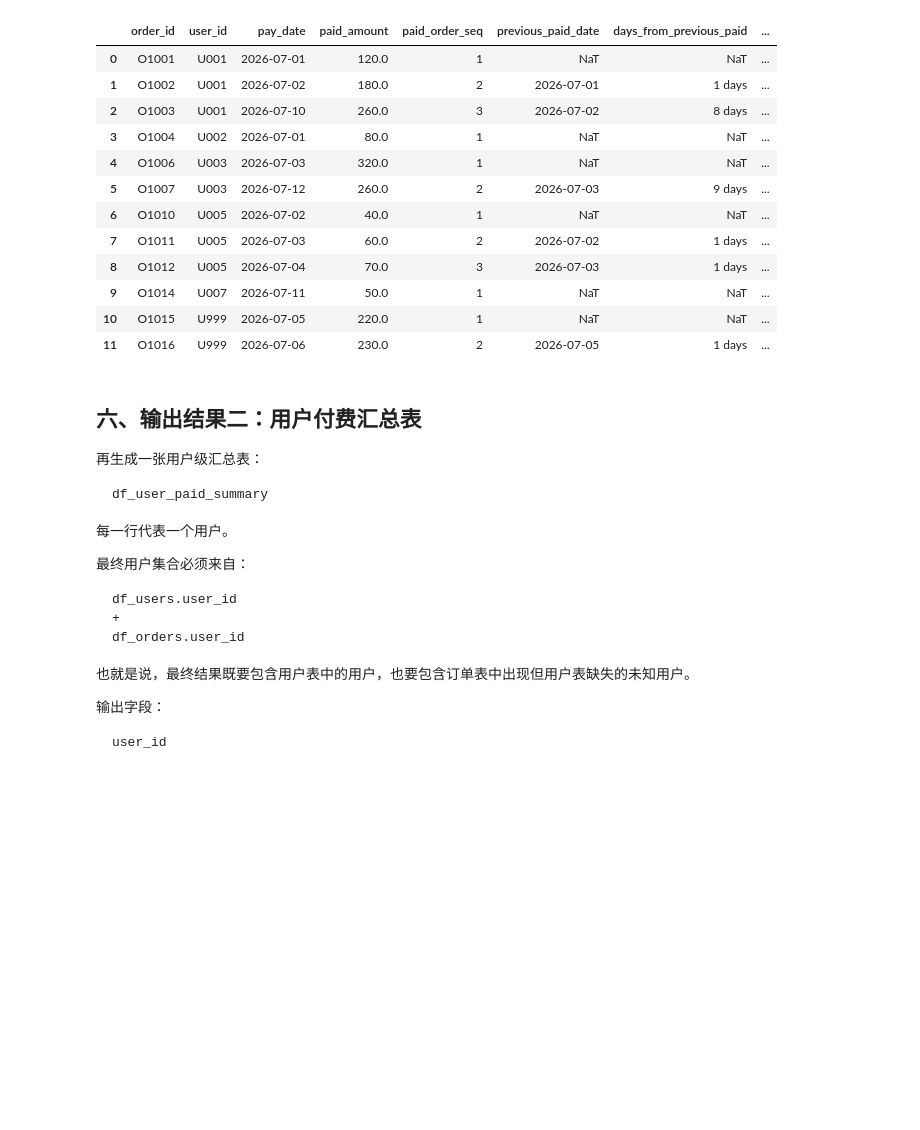
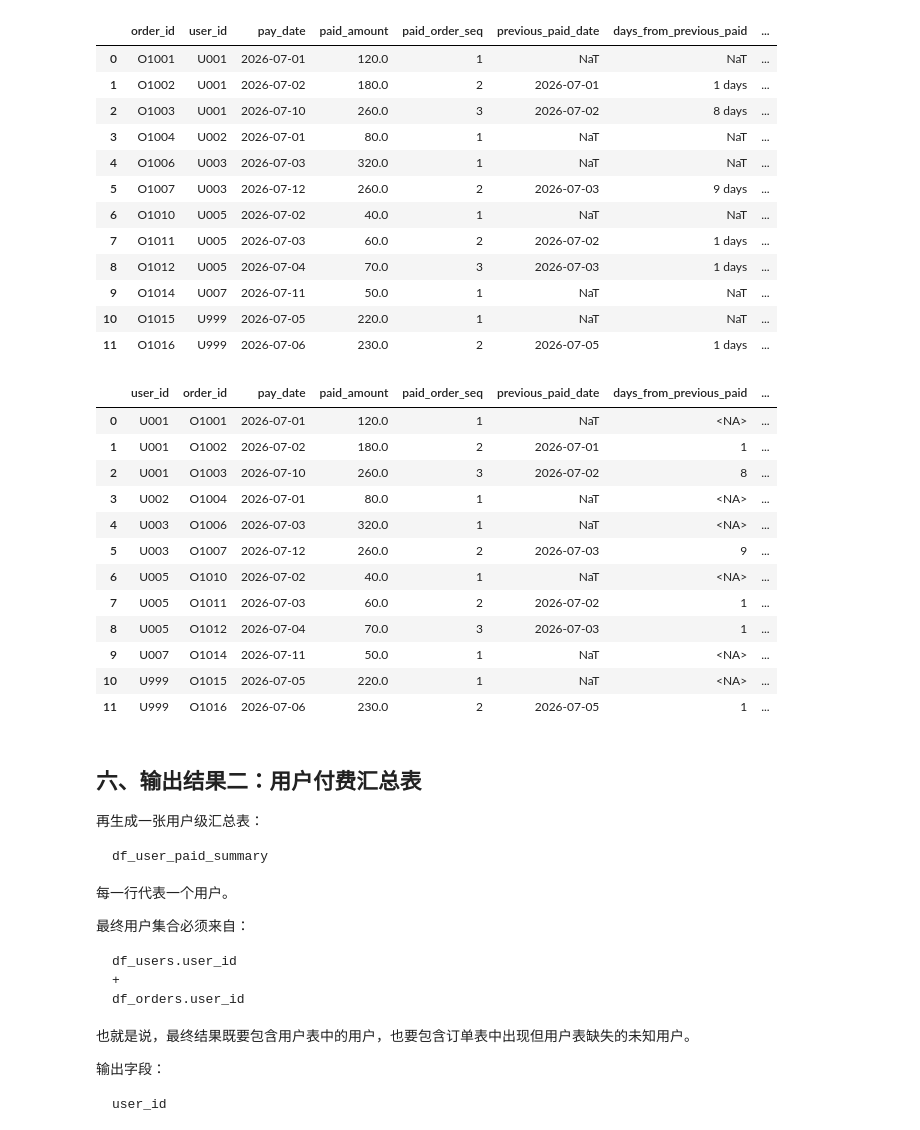
Before and after one commit to zhuimengren9527/projects, a Jupyter notebook: 02_sql_and_pandas/window_function/integrated_practice/03_order_user_analysis.ipynb, the cells around one changed output. Cells and saved outputs as stored; diff of their text form; code cells hidden in the pictures; blank space fills up the shorter version.

```diff
--- a/02_sql_and_pandas/window_function/integrated_practice/03_order_user_analysis.ipynb
+++ b/02_sql_and_pandas/window_function/integrated_practice/03_order_user_analysis.ipynb
@@ -1100,3 +1170,22 @@ df_valid_paid
 | 9 | O1014 | U007 | 2026-07-11 | 2026-07-11 | PAID | 50 | 50.0 | APP | 2026-07-11 13:00:00 |
 | 10 | O1015 | U999 | 2026-07-05 | 2026-07-05 | PAID | 220 | 220.0 | WEB | 2026-07-05 15:00:00 |
 | 11 | O1016 | U999 | 2026-07-06 | 2026-07-06 | PAID | 230 | 230.0 | WEB | 2026-07-06 15:30:00 |
+# %%
+# ===================================
+# PANDAS轨道（第三步：保留有效支付订单）
+# ===================================
+
+df_valid_paid_pd = (
+    df_latest_orders_pd
+    .loc[
+        lambda x: (
+            (x['order_status'] == 'PAID')
+            & (x['pay_date'].notna())
+            & (x['paid_amount'].notna())
+        )
+    ]
+    .sort_values(by=['user_id', 'pay_date', 'order_id'])
+    .reset_index(drop=True)
+)
+
+df_valid_paid_pd
@@ -1272,6 +1375,63 @@ df_valid_order_info
 | 9 | O1014 | U007 | 2026-07-11 | 50.0 | 1 | NaT | NaT | ... |
 | 10 | O1015 | U999 | 2026-07-05 | 220.0 | 1 | NaT | NaT | ... |
 | 11 | O1016 | U999 | 2026-07-06 | 230.0 | 2 | 2026-07-05 | 1 days | ... |
+# %%
+# ====================================================
+# PANDAS轨道（第四步：付费订单明细表）
+# ====================================================
+
+df_valid_order_info_pd = (
+
+    df_valid_paid_pd
+    .sort_values(by=['user_id','pay_date','order_id'])
+    .assign(
+        paid_order_seq = lambda x:(
+            x.groupby('user_id')
+            .cumcount() + 1
+        ),
+        previous_paid_date = lambda x:(
+            x.groupby('user_id')['pay_date']
+            .shift(1)
+        ),
+        days_from_previous_paid = lambda x:(
+            x['pay_date'] - x['previous_paid_date']
+        ).dt.days.astype('Int64'),
+        running_paid_amount = lambda x:(
+            x.groupby('user_id')['paid_amount']
+            .cumsum()
+        )
+    )
+    [
+        [
+            'user_id',
+            'order_id',
+            'pay_date',
+            'paid_amount',
+            'paid_order_seq',
+            'previous_paid_date',
+            'days_from_previous_paid',
+            'running_paid_amount'
+        ]
+    ]
+    .sort_values(by=['user_id','pay_date','order_id'])
+    .reset_index(drop=True)
+
+)
+df_valid_order_info_pd
+# %% [output]
+|  | user_id | order_id | pay_date | paid_amount | paid_order_seq | previous_paid_date | days_from_previous_paid | ... |
+| 0 | U001 | O1001 | 2026-07-01 | 120.0 | 1 | NaT | <NA> | ... |
+| 1 | U001 | O1002 | 2026-07-02 | 180.0 | 2 | 2026-07-01 | 1 | ... |
+| 2 | U001 | O1003 | 2026-07-10 | 260.0 | 3 | 2026-07-02 | 8 | ... |
+| 3 | U002 | O1004 | 2026-07-01 | 80.0 | 1 | NaT | <NA> | ... |
+| 4 | U003 | O1006 | 2026-07-03 | 320.0 | 1 | NaT | <NA> | ... |
+| 5 | U003 | O1007 | 2026-07-12 | 260.0 | 2 | 2026-07-03 | 9 | ... |
+| 6 | U005 | O1010 | 2026-07-02 | 40.0 | 1 | NaT | <NA> | ... |
+| 7 | U005 | O1011 | 2026-07-03 | 60.0 | 2 | 2026-07-02 | 1 | ... |
+| 8 | U005 | O1012 | 2026-07-04 | 70.0 | 3 | 2026-07-03 | 1 | ... |
+| 9 | U007 | O1014 | 2026-07-11 | 50.0 | 1 | NaT | <NA> | ... |
+| 10 | U999 | O1015 | 2026-07-05 | 220.0 | 1 | NaT | <NA> | ... |
+| 11 | U999 | O1016 | 2026-07-06 | 230.0 | 2 | 2026-07-05 | 1 | ... |
 # %% [markdown]
 ## 六、输出结果二：用户付费汇总表
 
```
Also changed, not shown: parts of 24 cells of this notebook.
